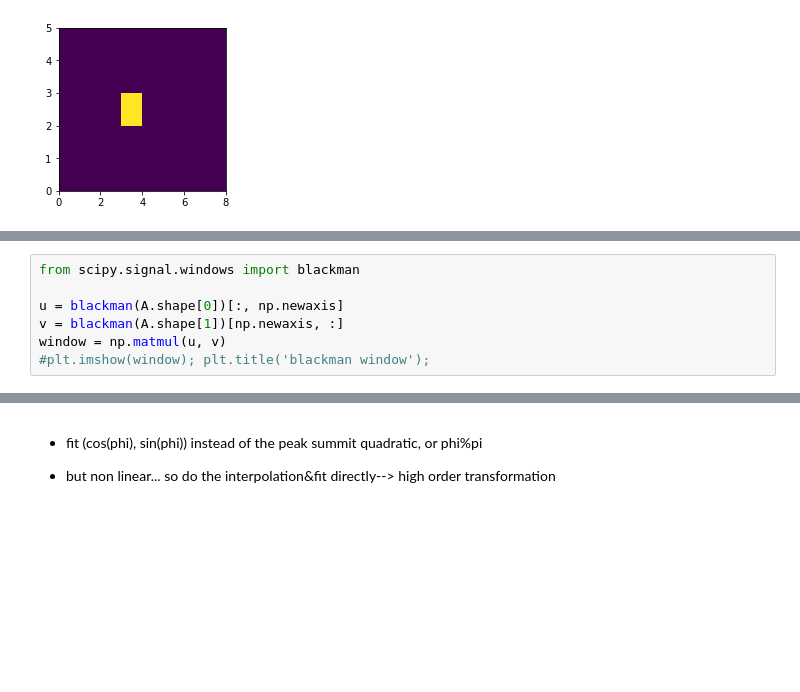
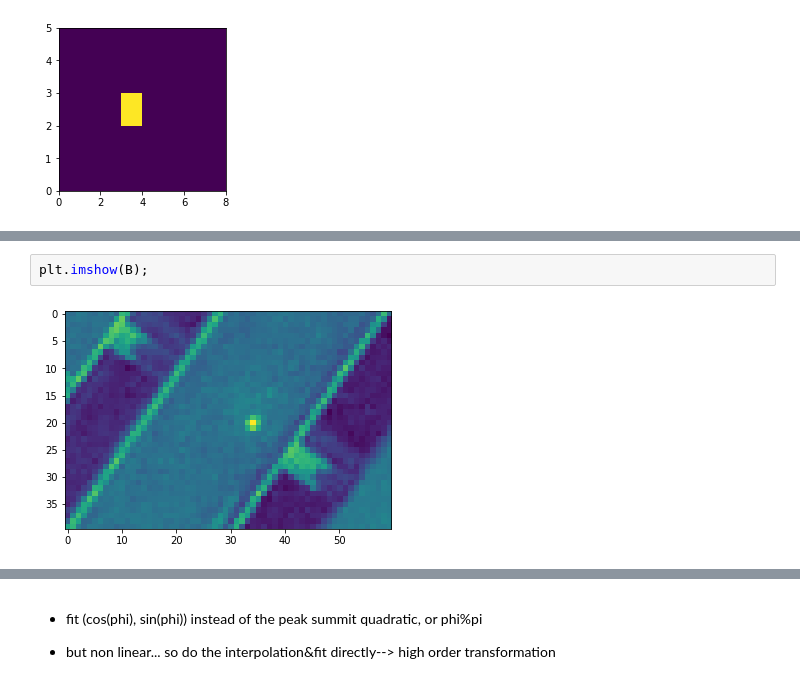
Before and after one commit to xdze2/stretchablecorr, a Jupyter notebook: toy_models/opti_corr.ipynb, the cells around one changed output, grey strips where cells are left out. Saved outputs shown, nothing was run; the diff lists cells and outputs as text; blank space fills up the shorter version.

```diff
--- a/toy_models/opti_corr.ipynb
+++ b/toy_models/opti_corr.ipynb
@@ -87,7 +91,4 @@ plt.imshow(A-B);
-# %%
-from scipy.signal.windows import blackman
-
-u = blackman(A.shape[0])[:, np.newaxis]
-v = blackman(A.shape[1])[np.newaxis, :]
-window = np.matmul(u, v)
-#plt.imshow(window); plt.title('blackman window');
+# %%
+plt.imshow(B);
+# %% [output]
+[figure, added]
```
Also changed, not shown: parts of 23 cells of this notebook, 2 other files.
